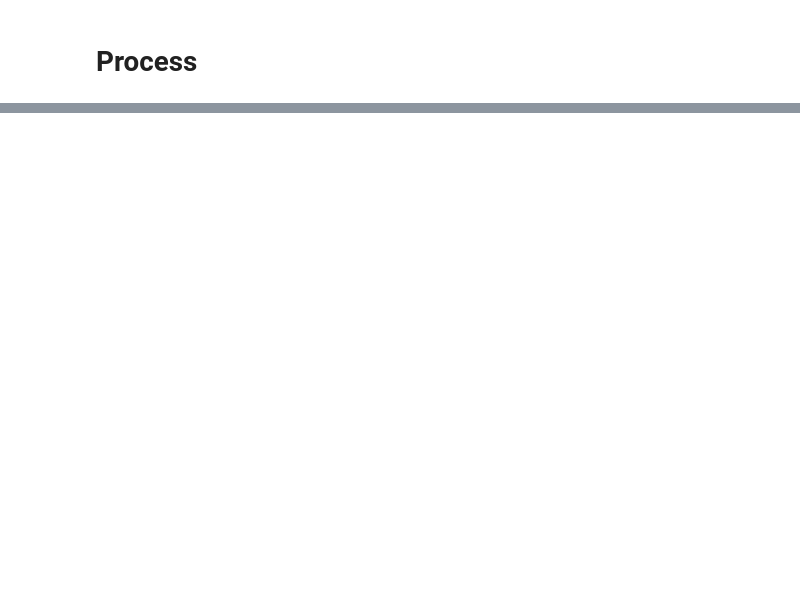
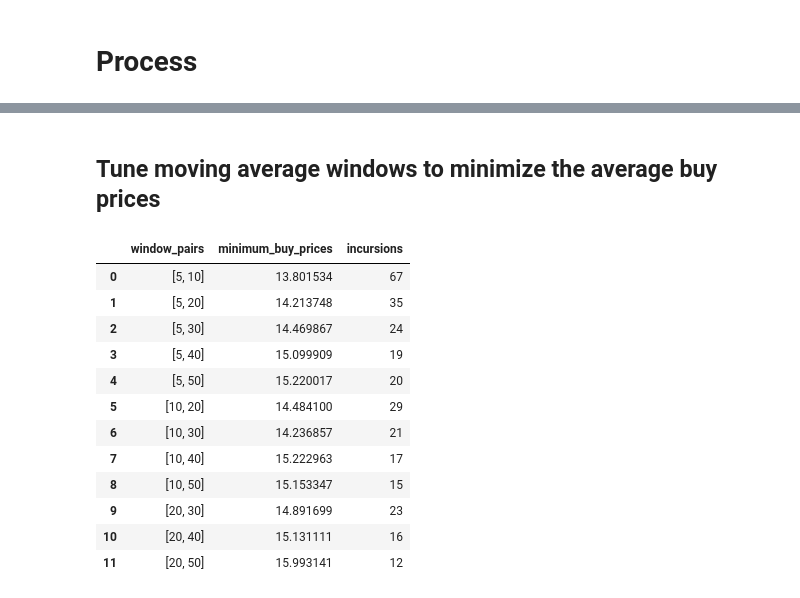
Before and after one commit to thcarole1/daily_stock_price_prediction, a Jupyter notebook: notebooks/010_Moving_averages.ipynb, the cells around one changed output, grey strips where cells are left out. Cells and saved outputs as stored; diff of their text form; code cells hidden in the pictures; blank space fills up the shorter version.

```diff
--- a/notebooks/010_Moving_averages.ipynb
+++ b/notebooks/010_Moving_averages.ipynb
@@ -670,2 +739,33 @@ def compute_directional_accuracy(df_actual, df_pred):
+# %%
+def tune_SMA_window_lengths(data, target, short_window_list, long_window_list):
+    '''
+    This function receives:
+    - the entire time series dataset
+    - the name of the target column
+    - the list of short window lengths (for tuning purposes)
+    - the list of long window lengths (for tuning purposes)
+
+    It returns a Pandas dataframe listing:
+    - the window pairs and associated minimum buy prices (mean) and associated incursions (i.e short SMA goes BELOW long SMA)
+    '''
+
+    minimum_buy_prices = []
+    incursions = []
+    window_pairs = []
+
+    # for each combination of short/long window pair, the mean buy prices and the number of incursion of short BELOW long are computed.
+    for short in short_window_list:
+        for long in long_window_list:
+            if short < long:
+                window_pairs.append([short,long])
+                mean_buy_prices, nb_incursions = get_mean_minimum_buy_prices(data, target, short, long)
+                minimum_buy_prices.append(mean_buy_prices)
+                incursions.append(nb_incursions)
+
+    dict = {"window_pairs":window_pairs,
+       "minimum_buy_prices":minimum_buy_prices,
+       "incursions":incursions}
+
+    return pd.DataFrame(dict)
 # %% [markdown]
 # Process
@@ -834,0 +847,22 @@ ModuleNotFoundError: No module named 'optuna'
+# %% [markdown]
+## Tune moving average windows to minimize the average buy prices
+# %%
+# Tuning phase
+short_window_list = [5,10,20]   # Short-term MA
+long_window_list = [10,20,30,40,50]   # Long-term MA
+result = tune_SMA_window_lengths(df, target, short_window_list, long_window_list)
+display(result)
+# %% [output]
+|  | window_pairs | minimum_buy_prices | incursions |
+| 0 | [5, 10] | 13.801534 | 67 |
+| 1 | [5, 20] | 14.213748 | 35 |
+| 2 | [5, 30] | 14.469867 | 24 |
+| 3 | [5, 40] | 15.099909 | 19 |
+| 4 | [5, 50] | 15.220017 | 20 |
+| 5 | [10, 20] | 14.484100 | 29 |
+| 6 | [10, 30] | 14.236857 | 21 |
+| 7 | [10, 40] | 15.222963 | 17 |
+| 8 | [10, 50] | 15.153347 | 15 |
+| 9 | [20, 30] | 14.891699 | 23 |
+| 10 | [20, 40] | 15.131111 | 16 |
+| 11 | [20, 50] | 15.993141 | 12 |
```
Also changed, not shown: parts of 16 cells of this notebook, 1 other file.
